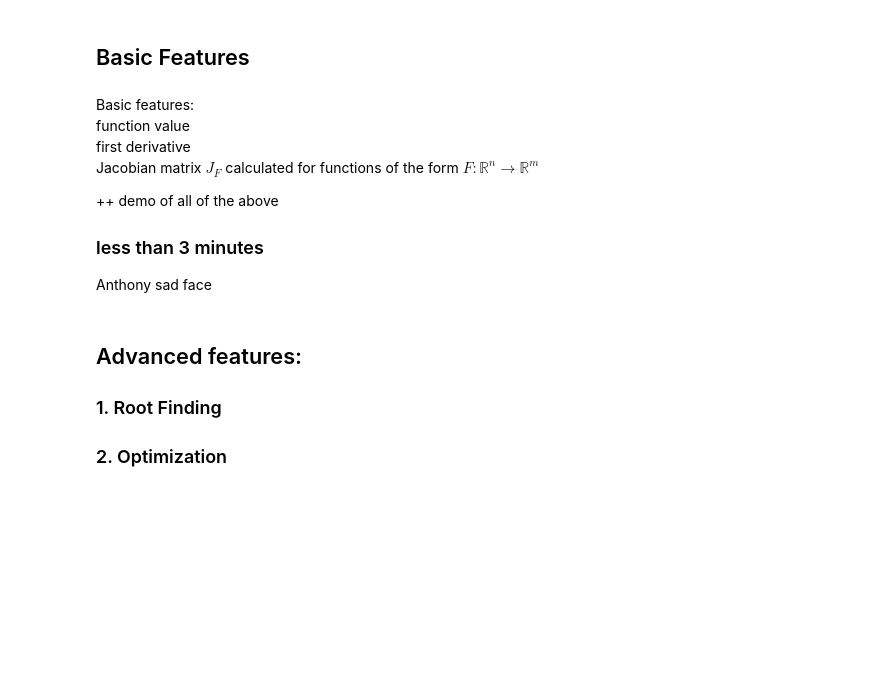
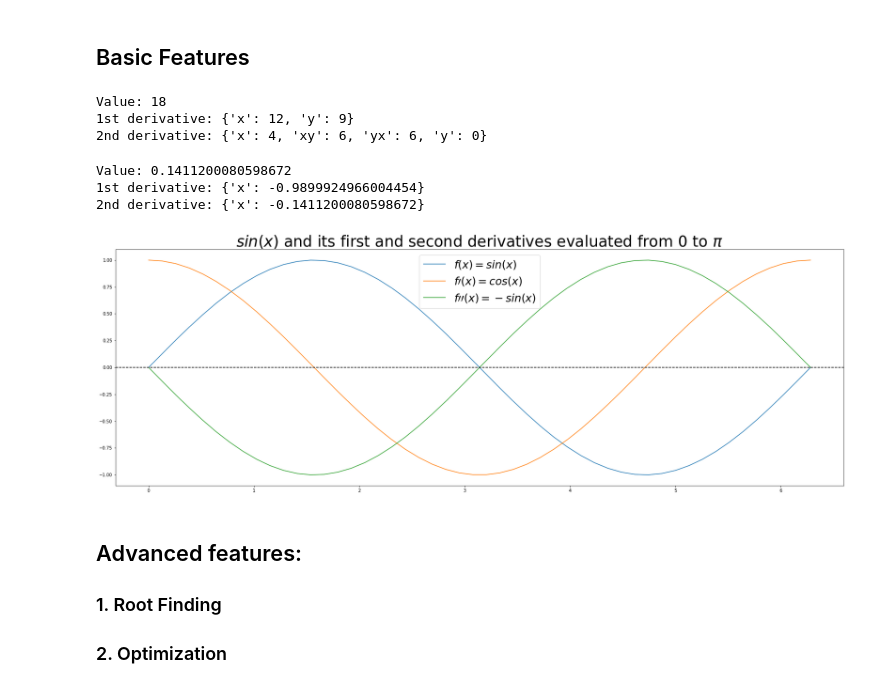
Before and after one commit to CS207ProjectGroup8/cs207-FinalProject, a Jupyter notebook: docs/Presentation.ipynb, the cells around one changed output. Drawn from its saved outputs; the diff is of its cells as text; code cells hidden in the pictures; blank space fills up the shorter version.

Commit message:
adding anthony portion of pres slides

```diff
--- a/docs/Presentation.ipynb
+++ b/docs/Presentation.ipynb
@@ -56,14 +55,44 @@ from hotAD.ADfun import *
-# %% [markdown]
-Basic features:
-function value
-first derivative
-Jacobian matrix  $J_F$ calculated for functions of the form $F : \mathbb{R}^n \rightarrow \mathbb{R}^m$
-
-++ demo of all of the above
-
-### less than 3 minutes
-
-Anthony sad face
+# %%
+x = AutoDiff(3, 'x', H=True)
+y = AutoDiff(2, 'y', H=True)
+f = x*x*y
+print('Value:', f.val, '\n1st derivative:', f.der, '\n2nd derivative:', f.der2)
+# %% [output]
+Value: 18
+1st derivative: {'x': 12, 'y': 9}
+2nd derivative: {'x': 4, 'xy': 6, 'yx': 6, 'y': 0}
+# %%
+g = ef.sin(x)
+print('Value:', g.val, '\n1st derivative:', g.der, '\n2nd derivative:', g.der2)
+# %% [output]
+Value: 0.1411200080598672
+1st derivative: {'x': -0.9899924966004454}
+2nd derivative: {'x': -0.1411200080598672}
+# %%
+import numpy as np
+import matplotlib.pyplot as plt
+% matplotlib inline
+
+fun_vals = []
+der_vals = []
+der2_vals = []
+for i in np.linspace(0, 2*np.pi):
+    x = AutoDiff(i, "x", H=True)
+    f = ef.sin(x)
+    fun_vals.append(f.val)
+    der_vals.append(f.der["x"])
+    der2_vals.append(f.der2["x"])
+
+plt.figure(figsize=(30,10))
+plt.plot(np.linspace(0, 2*np.pi), fun_vals, label=r"$f(x) = sin(x)$")
+plt.plot(np.linspace(0, 2*np.pi), der_vals, label=r"$f\prime(x) = cos(x)$")
+plt.plot(np.linspace(0, 2*np.pi), der2_vals, label=r"$f\prime\prime(x) = -sin(x)$")
+plt.axhline(0,color='black',linestyle='--')
+plt.legend(fontsize=25)
+plt.title(r'$sin(x)$ and its first and second derivatives evaluated from 0 to $\pi$', fontsize=35)
+plt.show()
+# %% [output]
+[figure, added]
 # %% [markdown]
 ## Advanced features:
 ### 1. Root Finding
```
Also changed, not shown: parts of 2 cells of this notebook.
